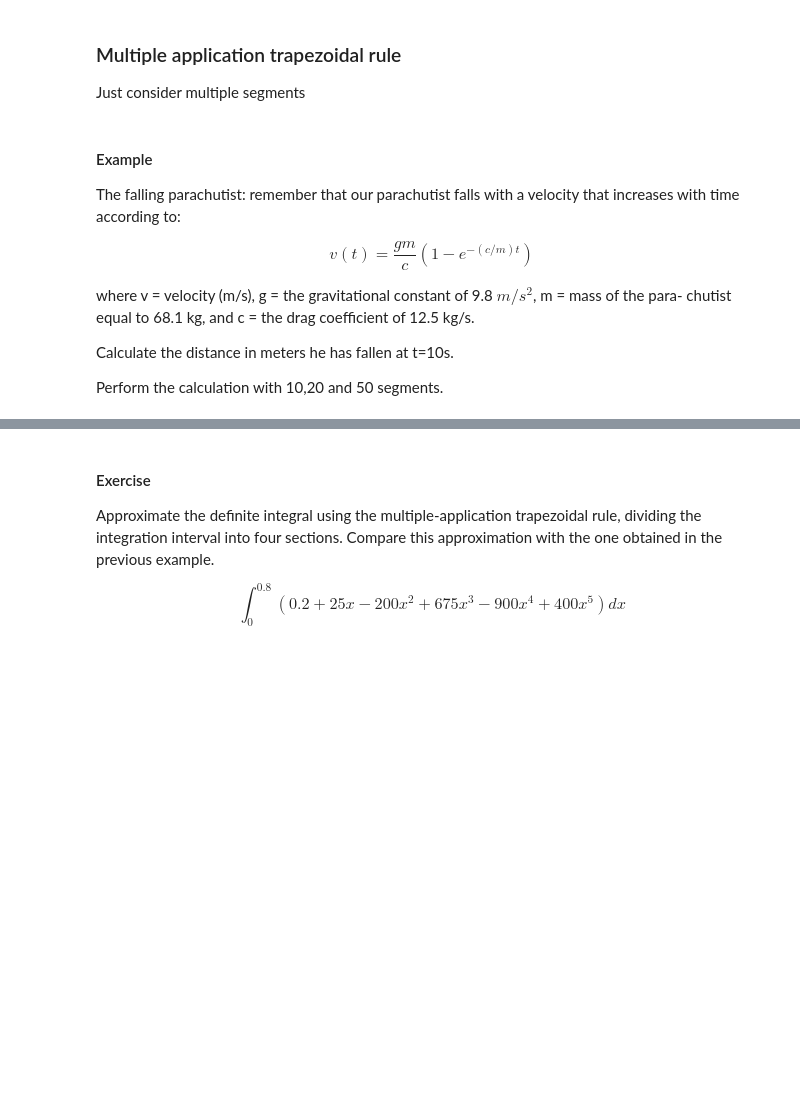
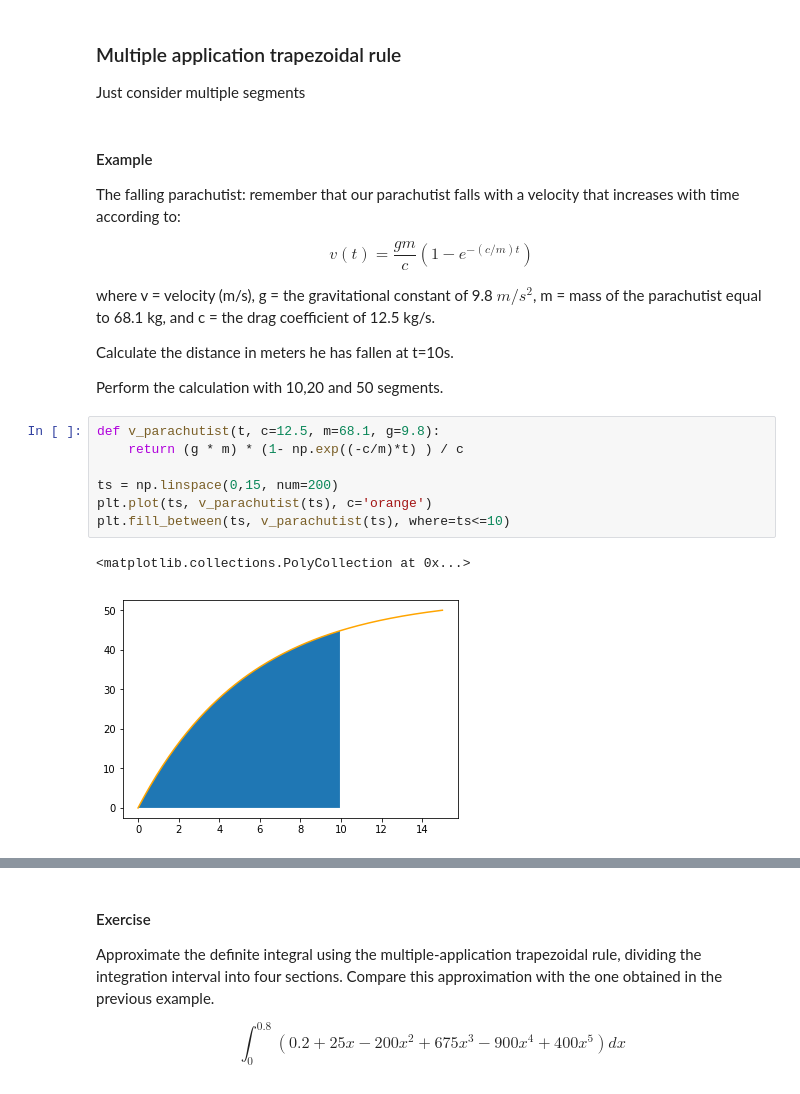
Before and after one commit to danimateos/numerical_methods, a Jupyter notebook: section-06.ipynb, the cells around one changed output, grey strips where cells are left out. Drawn from its saved outputs; the diff is of its cells as text; blank space fills up the shorter version.

```diff
--- a/section-06.ipynb
+++ b/section-06.ipynb
@@ -54,9 +76,18 @@ The falling parachutist: remember that our parachutist falls with a velocity tha
 
 $$v(t) = \frac{gm}{c} (1 - e^{-(c/m)t})$$
 
-where v = velocity (m/s), g = the gravitational constant of 9.8 $m/s^2$, m = mass of the para-
-chutist equal to 68.1 kg, and c = the drag coefficient of 12.5 kg/s.
+where v = velocity (m/s), g = the gravitational constant of 9.8 $m/s^2$, m = mass of the parachutist equal to 68.1 kg, and c = the drag coefficient of 12.5 kg/s.
 
 Calculate the distance in meters he has fallen at t=10s.
 
 Perform the calculation with 10,20 and 50 segments.
+# %%
+def v_parachutist(t, c=12.5, m=68.1, g=9.8):
+    return (g * m) * (1- np.exp((-c/m)*t) ) / c
+
+ts = np.linspace(0,15, num=200)
+plt.plot(ts, v_parachutist(ts), c='orange')
+plt.fill_between(ts, v_parachutist(ts), where=ts<=10)
+# %% [output]
+<matplotlib.collections.PolyCollection at 0x...>
+[figure, added]
```
Also changed, not shown: parts of 27 cells of this notebook.
